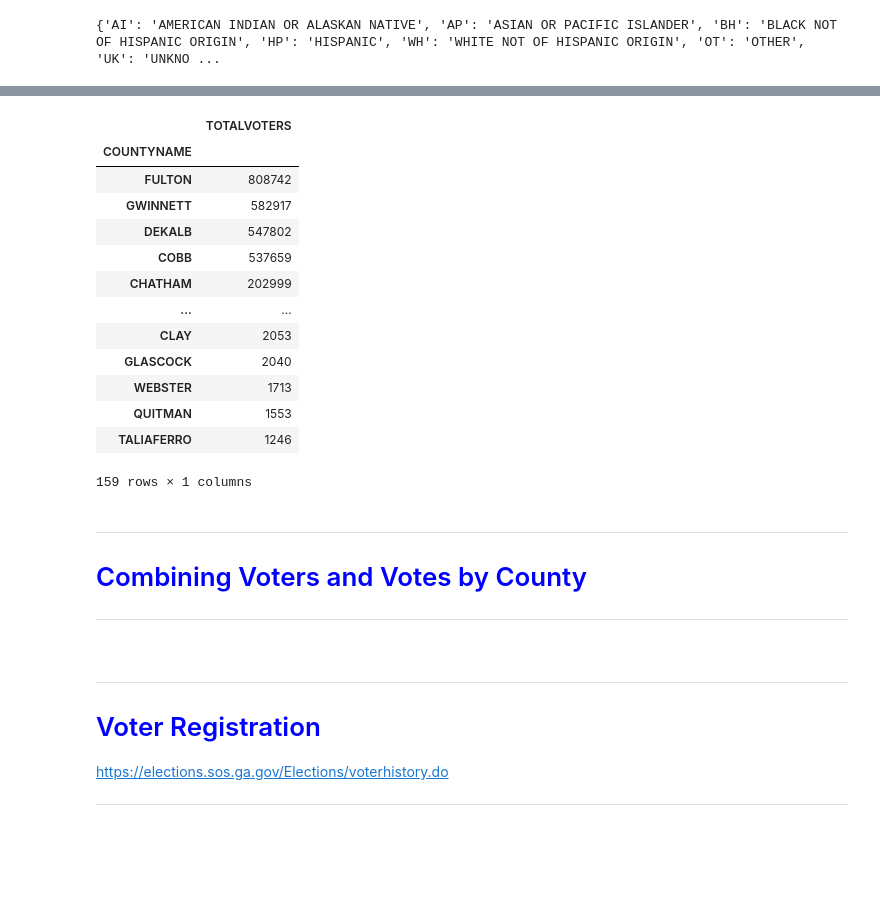
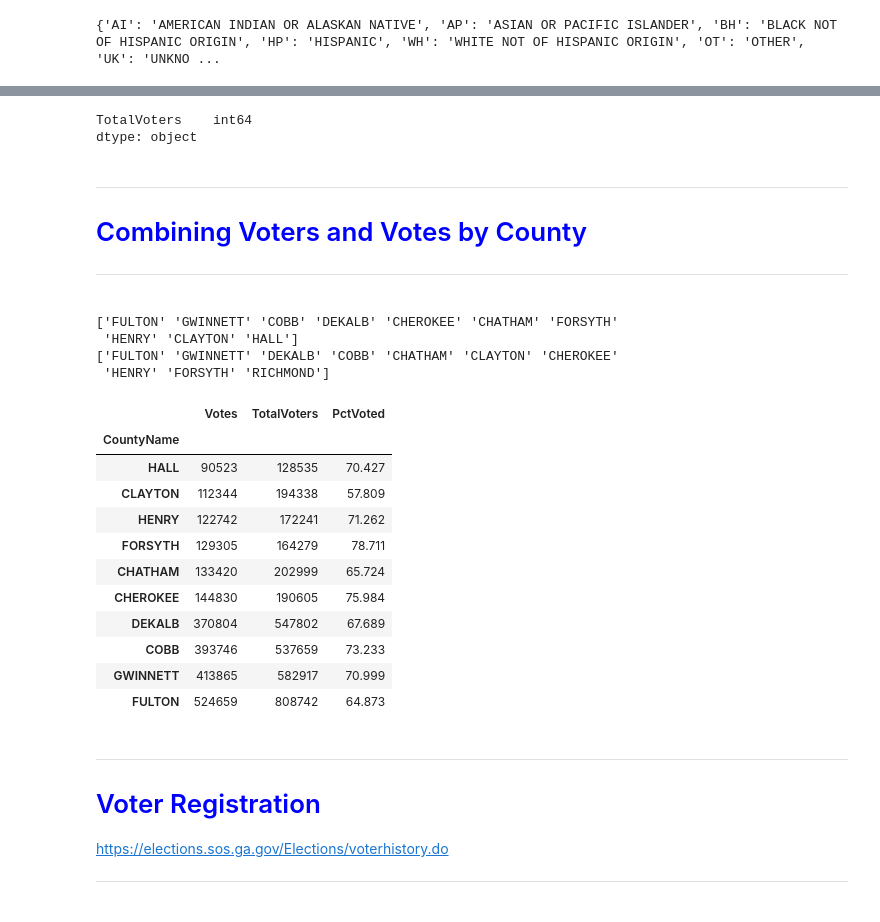
Before and after one commit to jhmuller/ga-votes, a Jupyter notebook: ga.ipynb, the cells around one changed output, grey strips where cells are left out. Cells and saved outputs as stored; diff of their text form; code cells hidden in the pictures; blank space fills up the shorter version.

```diff
--- a/ga.ipynb
+++ b/ga.ipynb
@@ -191,3 +193,8 @@ grp_contests.loc[grp_contests['Contest'].str.contains('Loeffler'),].tail(10)
 | 28 | Absentee by Mail Votes | Raphael Warnock (Dem) | US Senate (Loeffler) - Special | 601522 |
 | 45 | Advanced Voting Votes | Kelly Loeffler (I) (Rep) | US Senate (Loeffler) - Special | 724577 |
 | 48 | Advanced Voting Votes | Raphael Warnock (Dem) | US Senate (Loeffler) - Special | 807005 |
+# %%
+pres = contestsdf[contestsdf['Contest'].str.contains("President")]
+presByCounty = pres[["CountyName", "Votes"]].groupby("CountyName").sum()
+presByCounty.sort_values(by="Votes", ascending=False, inplace=True)
+presByCounty.head(4)
@@ -236,11 +252,11 @@ https://sos.ga.gov/index.php/Elections/voter_registration_statistics
 if True:
     dpath = "./data/"
     voterfile = "Active_Voters_by_Race_Gender_and_Age_as_of_November_1_2020.xlsx"
-    voterpath = os.path.join(dpath, fname)
+    voterpath = os.path.join(dpath, voterfile)
     if not os.path.isdir(dpath):
         warnings.warn("{0} is not a directory".format(dpath))
     if not os.path.isfile(voterpath):
-        warnings.warn("No file {0} in dir {1}".format(fname, dpath))
+        warnings.warn("No file {0} in dir {1}".format(voterfile, dpath))
     with open(voterpath) as vp:
         racedf = pd.read_excel(voterpath, nrows=7, engine='openpyxl').iloc[:,:2]
         racedf.columns = ["RaceCode", "RaceDescription"]
@@ -297,25 +300,11 @@ if True:
 # %%
-gcols = ["COUNTYNAME"]
-votersByCounty = votersdf[["COUNTYNAME", 'TOTALVOTERS' ]].groupby(by=gcols).sum()
-votersByCounty.sort_values(by="TOTALVOTERS", ascending=False, inplace=True)
-votersByCounty
-#print("# Counties {0}".format(voterstot.shape[0]))
-#$voterstot.head(5)
+gcols = ["CountyName"]
+votersByCounty = votersdf[["CountyName", 'TotalVoters' ]].groupby(by=gcols).sum()
+votersByCounty.sort_values(by="TotalVoters", ascending=False, inplace=True)
+votersByCounty.dtypes
 # %% [output]
-|  | TOTALVOTERS |
-| COUNTYNAME |  |
-| FULTON | 808742 |
-| GWINNETT | 582917 |
-| DEKALB | 547802 |
-| COBB | 537659 |
-| CHATHAM | 202999 |
-| ... | ... |
-| CLAY | 2053 |
-| GLASCOCK | 2040 |
-| WEBSTER | 1713 |
-| QUITMAN | 1553 |
-| TALIAFERRO | 1246 |
-159 rows × 1 columns
+TotalVoters    int64
+dtype: object
 # %% [markdown]
 <span style="color:blue">
 
@@ -326,6 +315,32 @@ votersByCounty
 ---
 
 </span>
+# %%
+print(presByCounty.index.values[:10])
+print(votersByCounty.index.values[:10])
+# %% [output]
+['FULTON' 'GWINNETT' 'COBB' 'DEKALB' 'CHEROKEE' 'CHATHAM' 'FORSYTH'
+ 'HENRY' 'CLAYTON' 'HALL']
+['FULTON' 'GWINNETT' 'DEKALB' 'COBB' 'CHATHAM' 'CLAYTON' 'CHEROKEE'
+ 'HENRY' 'FORSYTH' 'RICHMOND']
+# %%
+presCombo = presByCounty.join(votersByCounty)
+presCombo["PctVoted"] = np.round(100*presCombo['Votes'] / presCombo['TotalVoters'],3)
+presCombo.sort_values(by="Votes", inplace=True)
+presCombo.tail(10)
+# %% [output]
+|  | Votes | TotalVoters | PctVoted |
+| CountyName |  |  |  |
+| HALL | 90523 | 128535 | 70.427 |
+| CLAYTON | 112344 | 194338 | 57.809 |
+| HENRY | 122742 | 172241 | 71.262 |
+| FORSYTH | 129305 | 164279 | 78.711 |
+| CHATHAM | 133420 | 202999 | 65.724 |
+| CHEROKEE | 144830 | 190605 | 75.984 |
+| DEKALB | 370804 | 547802 | 67.689 |
+| COBB | 393746 | 537659 | 73.233 |
+| GWINNETT | 413865 | 582917 | 70.999 |
+| FULTON | 524659 | 808742 | 64.873 |
 # %% [markdown]
 <span style="color:blue">
 
```
Also changed, not shown: parts of 19 cells of this notebook.
